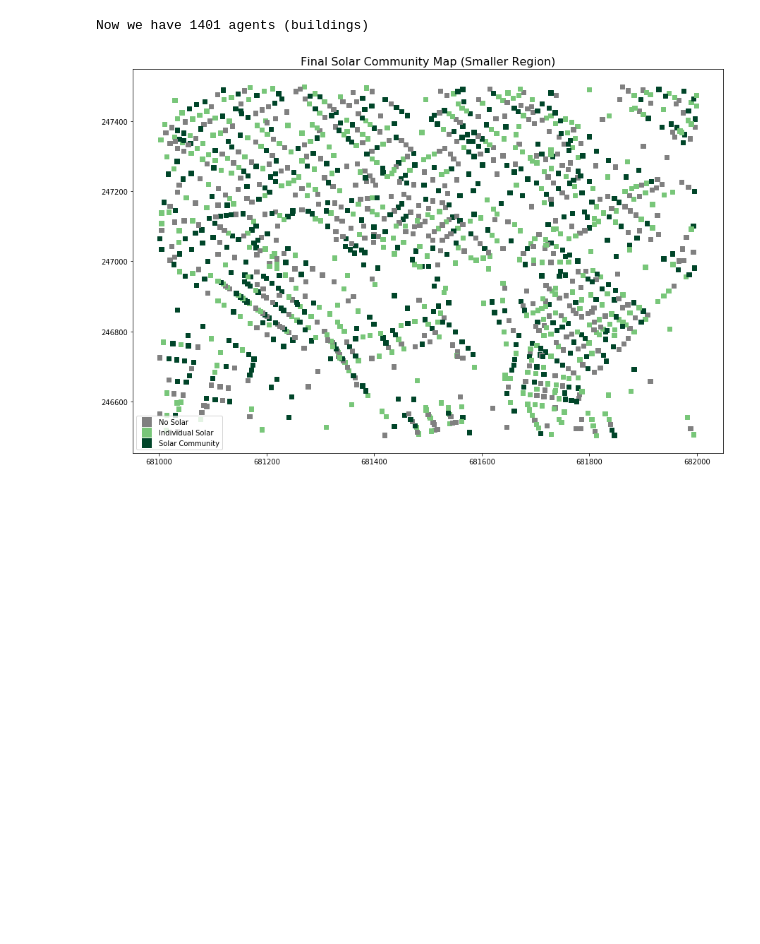
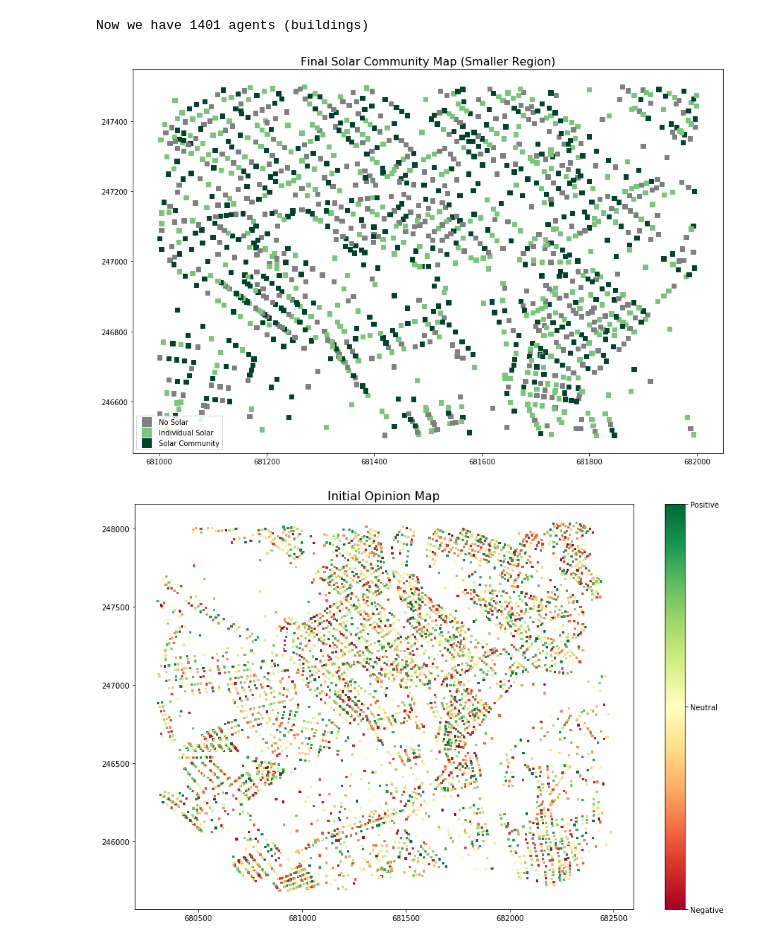
Before and after one commit to souryavarenya/Emergence-of-cooperation-Solar-communities, a Jupyter notebook: code/Plot_Tests.ipynb, the cells around one changed output. Saved outputs shown, nothing was run; the diff lists cells and outputs as text; code cells hidden in the pictures; blank space fills up the shorter version.

Commit message:
Colour Plot + .gif Animation

```diff
--- a/code/Plot_Tests.ipynb
+++ b/code/Plot_Tests.ipynb
@@ -117,3 +124,50 @@ print("Now we have",np.size(new_x_coord_list_5),"agents (buildings)")
 # %% [output]
 Now we have 1401 agents (buildings)
 [figure]
+# %%
+# Auxiliary function to create the Animation
+def update_plot(i, data, scat):
+    scat.set_array(data[i])
+    return scat,
+
+# COLOURED MAP ANIMATION (now the color vector is a Matrix, with all the color vectors to represent)
+
+def AnimateColourMap(numframes, x_axis, y_axis, col_matrix, x_label="X_label", y_label="Y_label", colorbar=1, color_label=['Low', 'Medium', 'High'], title="Title", size=(15,10),cmap='RdYlGn',markersize=5,save=0,filename="test.svg"):
+
+    #Configure Scatter Plot
+    fig = plt.figure(figsize=size)
+    plt.title(title, fontsize=16)
+    plt.xlabel(y_label, fontsize=8)
+    plt.ylabel(x_label, fontsize=8)
+
+    #Create Scatter Plot
+    scatter = plt.scatter(x_axis,y_axis, c=col_matrix[0], cmap=cmap, marker='s',s=markersize)
+
+    #Setup Colorbar
+    if(colorbar==1):
+        min_col = min(col_matrix[0])
+        max_col = max(col_matrix[0])
+        cbar = plt.colorbar(ticks=[min_col, 0.5*(min_col+max_col), max_col])
+        cbar.ax.set_yticklabels(color_label)
+
+    #Alternatively, setup Legend
+    else:
+
+        viridis = cm.get_cmap(cmap, 3)
+
+        legend_elements = [Line2D([0],[0], marker='s', color='w', label=color_label[0],markerfacecolor=viridis(0), markersize=15),
+                   Line2D([0],[0], marker='s', color='w', label=color_label[1],markerfacecolor=viridis(1), markersize=15),
+                   Line2D([0],[0], marker='s', color='w', label=color_label[2],markerfacecolor=viridis(2), markersize=15)]
+
+        plt.legend(handles=legend_elements, loc='lower left')
+
+    #Create animation and save .gif
+    ani = animation.FuncAnimation(fig, update_plot, frames=range(numframes),fargs=(col_matrix, scatter))
+
+    ani.save('test.gif', writer='imagemagick')
+
+    plt.show()
+# %%
+AnimateColourMap(10,x_coord_list,y_coord_list,np.random.random((10,np.size(x_coord_list))),x_label="",y_label="",color_label=['Negative','Neutral','Positive'],cmap='RdYlGn',title="Initial Opinion Map", save=1)
+# %% [output]
+[figure, added]
```
Also changed, not shown: parts of 5 cells of this notebook.
